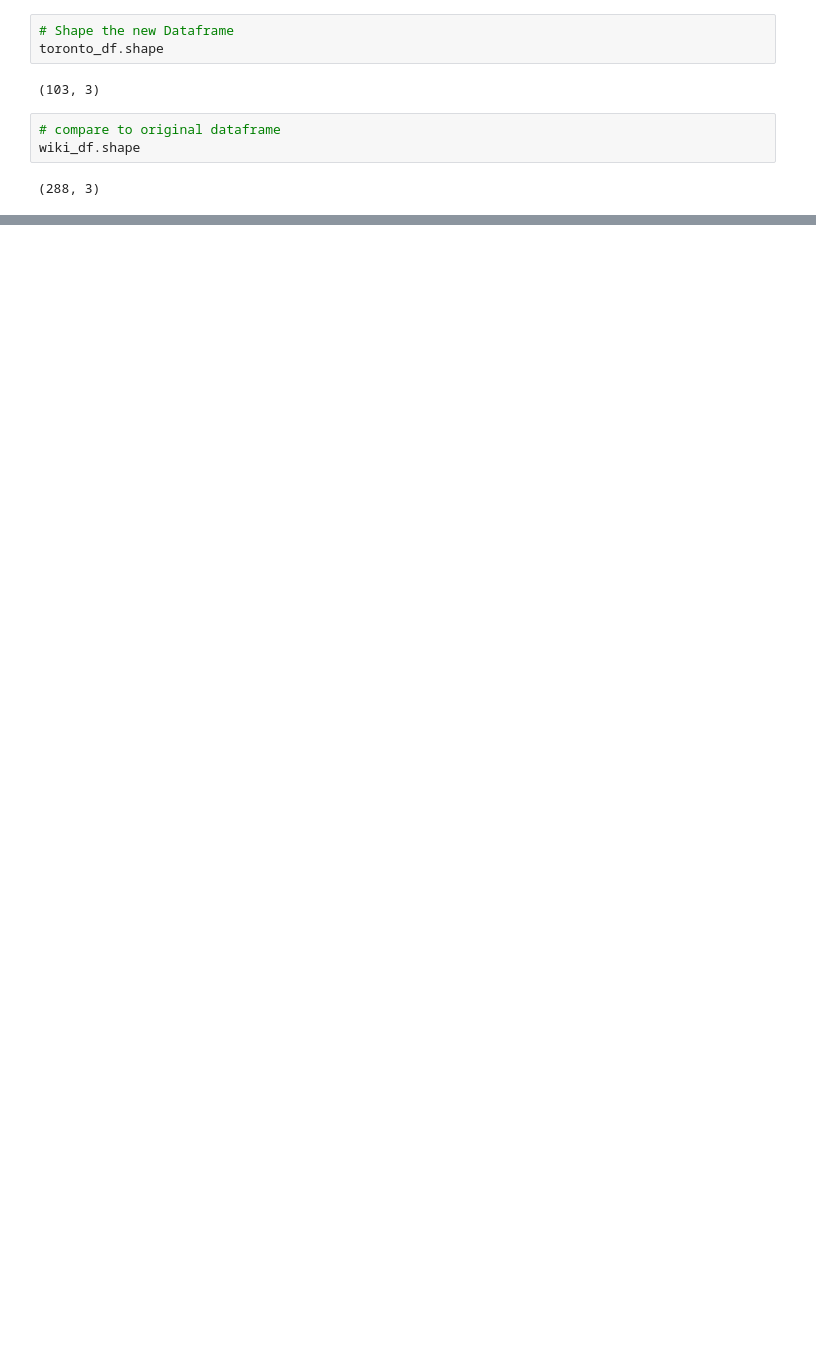
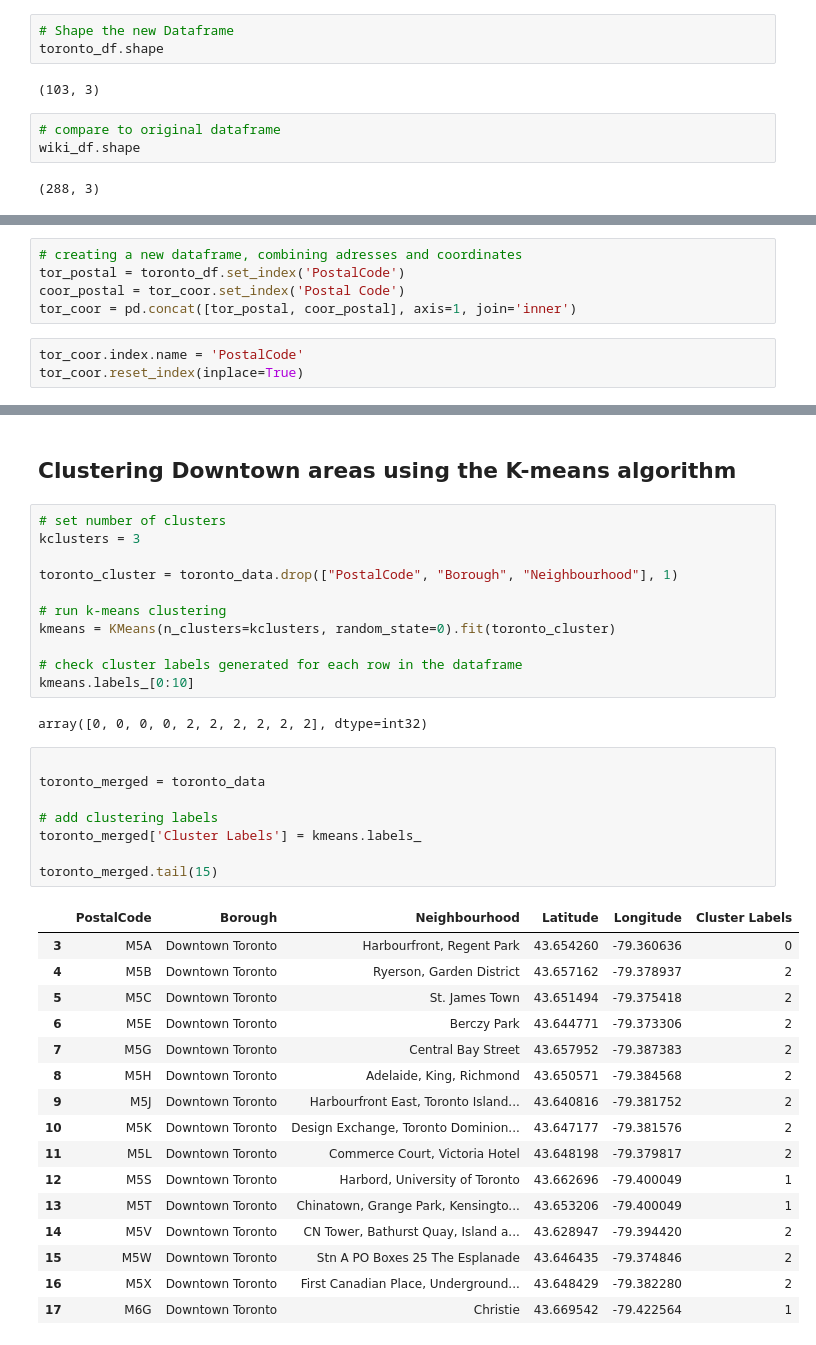
Before and after one commit to mrstailor7/coursera_capstone_watson, a Jupyter notebook: Project Wiki Scraping.ipynb, the cells around one changed output, grey strips where cells are left out. Drawn from its saved outputs; the diff is of its cells as text; blank space fills up the shorter version.

```diff
--- a/Project Wiki Scraping.ipynb
+++ b/Project Wiki Scraping.ipynb
@@ -125,0 +196,8 @@ wiki_df.shape
+# %%
+# creating a new dataframe, combining adresses and coordinates
+tor_postal = toronto_df.set_index('PostalCode')
+coor_postal = tor_coor.set_index('Postal Code')
+tor_coor = pd.concat([tor_postal, coor_postal], axis=1, join='inner')
+# %%
+tor_coor.index.name = 'PostalCode'
+tor_coor.reset_index(inplace=True)
@@ -125,0 +428,40 @@ wiki_df.shape
+# %% [markdown]
+## Clustering Downtown areas using the K-means algorithm
+# %%
+# set number of clusters
+kclusters = 3
+
+toronto_cluster = toronto_data.drop(["PostalCode", "Borough", "Neighbourhood"], 1)
+
+# run k-means clustering
+kmeans = KMeans(n_clusters=kclusters, random_state=0).fit(toronto_cluster)
+
+# check cluster labels generated for each row in the dataframe
+kmeans.labels_[0:10]
+# %% [output]
+array([0, 0, 0, 0, 2, 2, 2, 2, 2, 2], dtype=int32)
+# %%
+
+toronto_merged = toronto_data
+
+# add clustering labels
+toronto_merged['Cluster Labels'] = kmeans.labels_
+
+toronto_merged.tail(15)
+# %% [output]
+|  | PostalCode | Borough | Neighbourhood | Latitude | Longitude | Cluster Labels |
+| 3 | M5A | Downtown Toronto | Harbourfront, Regent Park | 43.654260 | -79.360636 | 0 |
+| 4 | M5B | Downtown Toronto | Ryerson, Garden District | 43.657162 | -79.378937 | 2 |
+| 5 | M5C | Downtown Toronto | St. James Town | 43.651494 | -79.375418 | 2 |
+| 6 | M5E | Downtown Toronto | Berczy Park | 43.644771 | -79.373306 | 2 |
+| 7 | M5G | Downtown Toronto | Central Bay Street | 43.657952 | -79.387383 | 2 |
+| 8 | M5H | Downtown Toronto | Adelaide, King, Richmond | 43.650571 | -79.384568 | 2 |
+| 9 | M5J | Downtown Toronto | Harbourfront East, Toronto Island... | 43.640816 | -79.381752 | 2 |
+| 10 | M5K | Downtown Toronto | Design Exchange, Toronto Dominion... | 43.647177 | -79.381576 | 2 |
+| 11 | M5L | Downtown Toronto | Commerce Court, Victoria Hotel | 43.648198 | -79.379817 | 2 |
+| 12 | M5S | Downtown Toronto | Harbord, University of Toronto | 43.662696 | -79.400049 | 1 |
+| 13 | M5T | Downtown Toronto | Chinatown, Grange Park, Kensingto... | 43.653206 | -79.400049 | 1 |
+| 14 | M5V | Downtown Toronto | CN Tower, Bathurst Quay, Island a... | 43.628947 | -79.394420 | 2 |
+| 15 | M5W | Downtown Toronto | Stn A PO Boxes 25 The Esplanade | 43.646435 | -79.374846 | 2 |
+| 16 | M5X | Downtown Toronto | First Canadian Place, Underground... | 43.648429 | -79.382280 | 2 |
+| 17 | M6G | Downtown Toronto | Christie | 43.669542 | -79.422564 | 1 |
```
Also changed, not shown: parts of 35 cells of this notebook.
